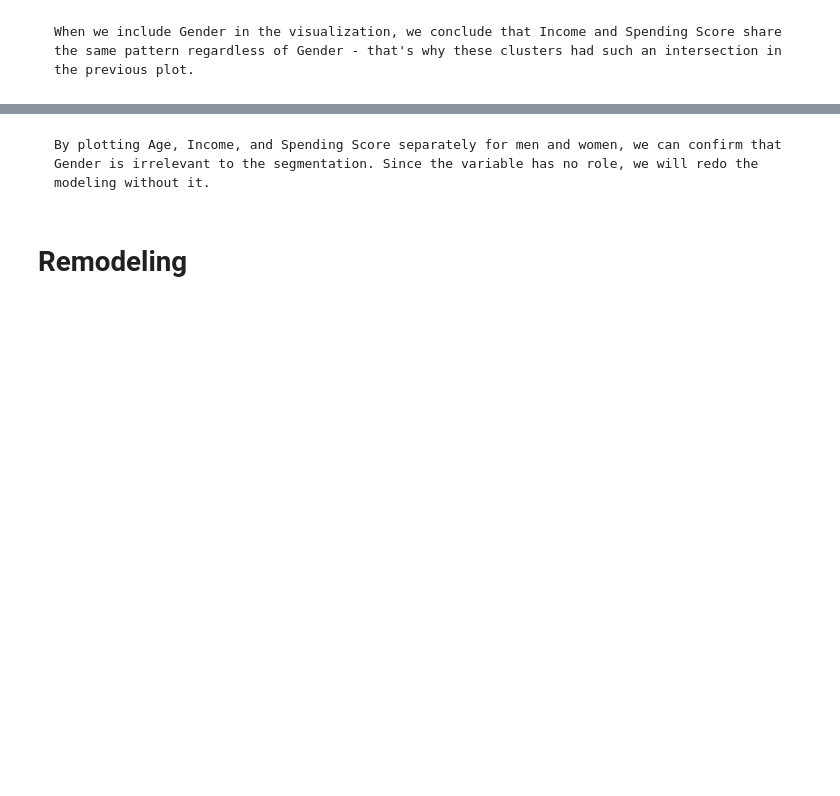
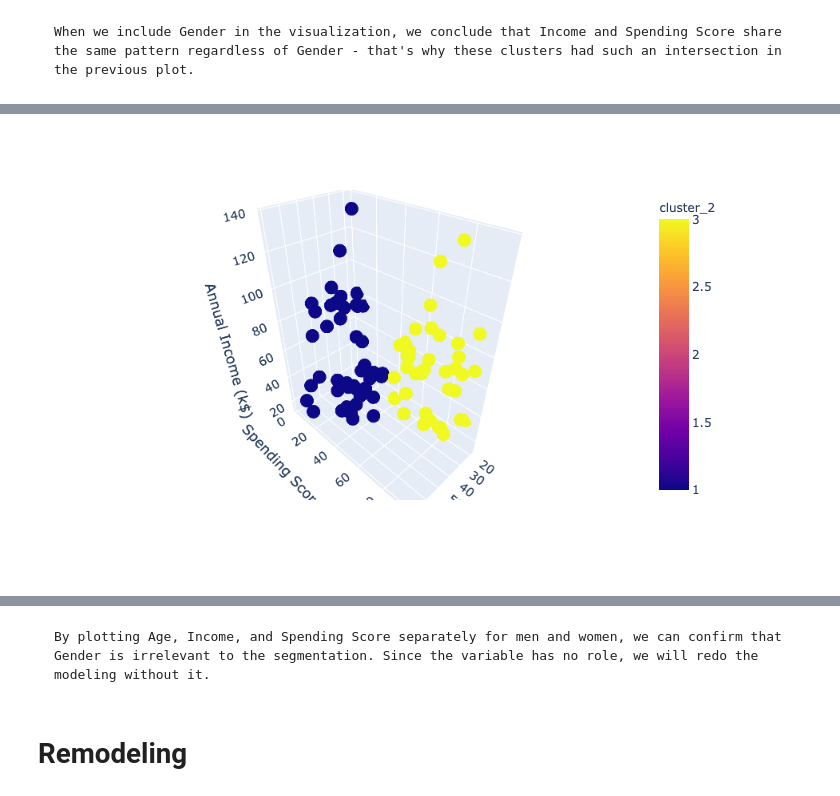
Before and after one commit to rodrigosakai/ds-projects, a Jupyter notebook: customer-segmentation/customer-segmentation.ipynb, the cells around one changed output, grey strips where cells are left out. Saved outputs shown, nothing was run; the diff lists cells and outputs as text; code cells hidden in the pictures; blank space fills up the shorter version.

```diff
--- a/customer-segmentation/customer-segmentation.ipynb
+++ b/customer-segmentation/customer-segmentation.ipynb
@@ -249,6 +252,8 @@ px.scatter_3d(df, x=gender_col, y=spending_col, z=income_col,
 # %%
 male = df[df[gender_col] == "Male"]
 
-px.scatter_3d(male, x=age_col, y=spending_col, z=income_col,
+fig = px.scatter_3d(male, x=age_col, y=spending_col, z=income_col,
               color='cluster_2')
+
+fig.show("png")
 # %% [output]
@@ -256,3 +260,4 @@ px.scatter_3d(male, x=age_col, y=spending_col, z=income_col,
+[figure, added]
 # %%
 female = df[df[gender_col] == "Female"]
 
```
Also changed, not shown: parts of 7 cells of this notebook.
